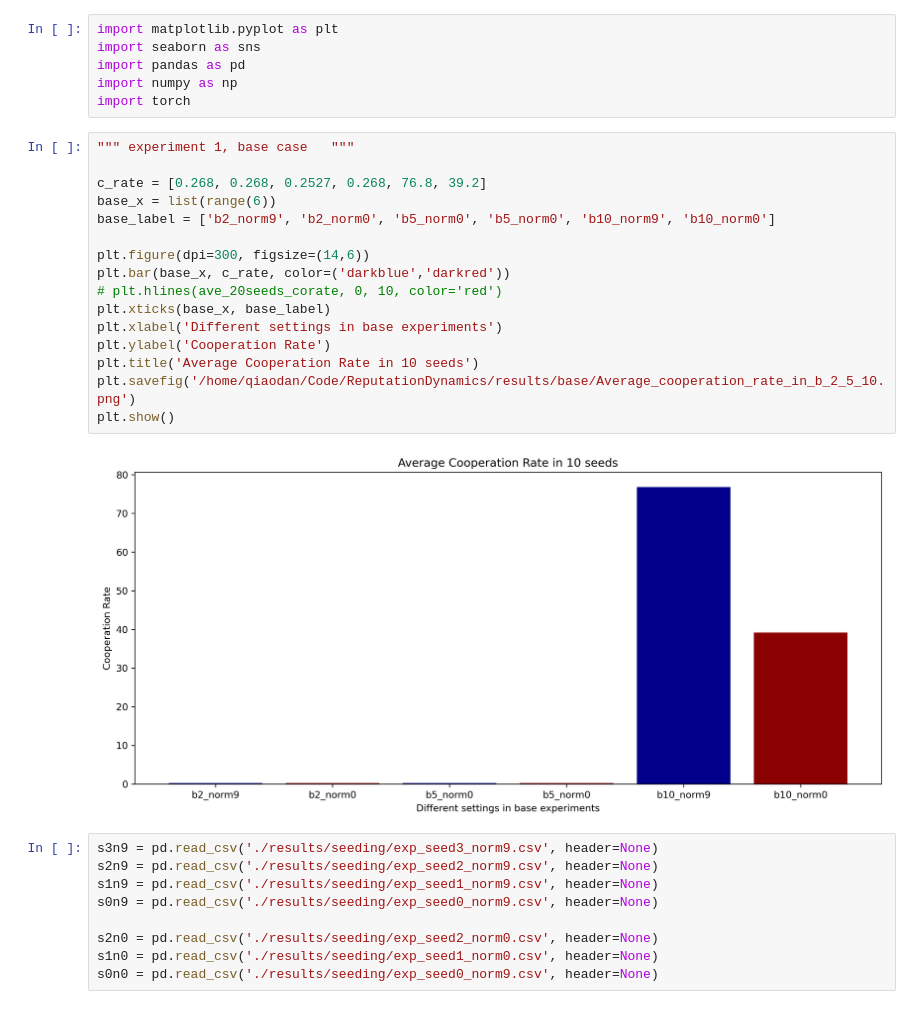
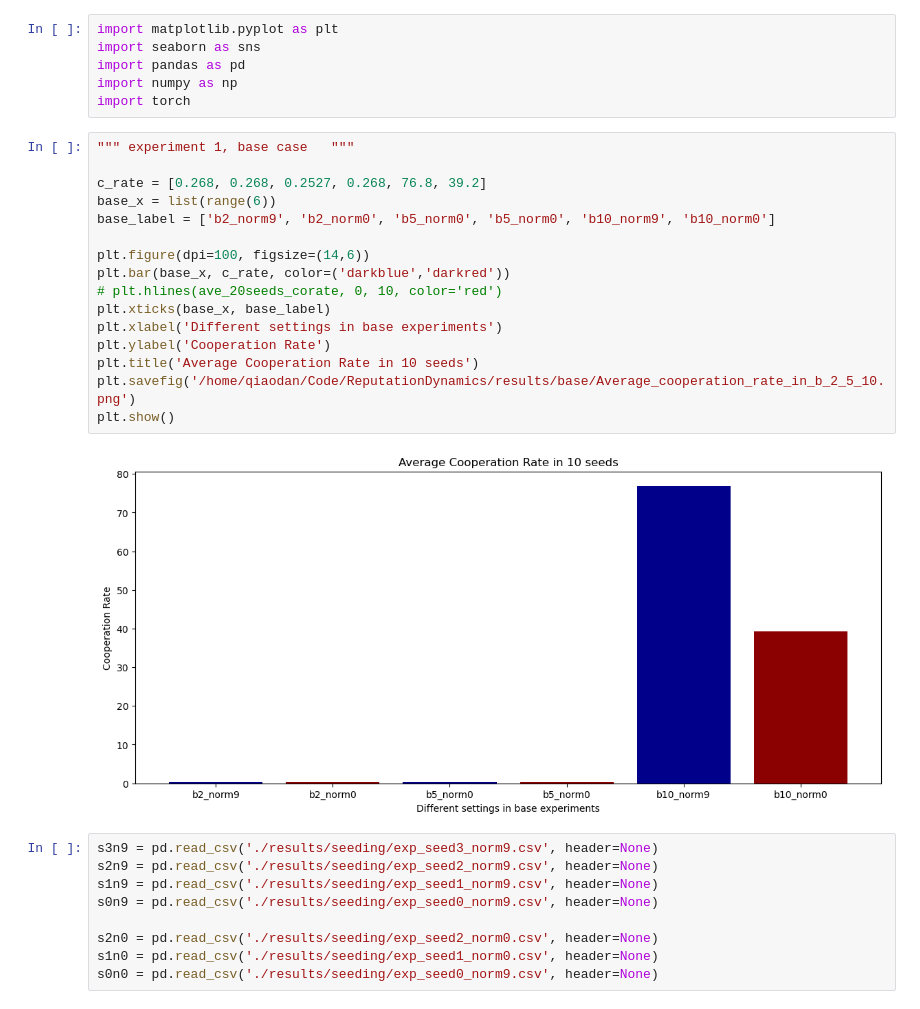
Before and after one commit to qiaodan-cuhk/ReputationDynamics, a Jupyter notebook: plot.ipynb, the cells around one changed output. Saved outputs shown, nothing was run; the diff lists cells and outputs as text.

Commit message:
add base result

```diff
--- a/plot.ipynb
+++ b/plot.ipynb
@@ -4,24 +4,24 @@ import seaborn as sns
 import pandas as pd
 import numpy as np
 import torch
-# %%
-""" experiment 1, base case   """
-
-c_rate = [0.268, 0.268, 0.2527, 0.268, 76.8, 39.2]
-base_x = list(range(6))
-base_label = ['b2_norm9', 'b2_norm0', 'b5_norm0', 'b5_norm0', 'b10_norm9', 'b10_norm0']
-
-plt.figure(dpi=300, figsize=(14,6))
-plt.bar(base_x, c_rate, color=('darkblue','darkred'))
-# plt.hlines(ave_20seeds_corate, 0, 10, color='red')
-plt.xticks(base_x, base_label)
-plt.xlabel('Different settings in base experiments')
-plt.ylabel('Cooperation Rate')
-plt.title('Average Cooperation Rate in 10 seeds')
-plt.savefig('/home/qiaodan/Code/ReputationDynamics/results/base/Average_cooperation_rate_in_b_2_5_10.png')
-plt.show()
-# %% [output]
-[figure, removed]
+# %%
+""" experiment 1, base case   """
+
+c_rate = [0.268, 0.268, 0.2527, 0.268, 76.8, 39.2]
+base_x = list(range(6))
+base_label = ['b2_norm9', 'b2_norm0', 'b5_norm0', 'b5_norm0', 'b10_norm9', 'b10_norm0']
+
+plt.figure(dpi=100, figsize=(14,6))
+plt.bar(base_x, c_rate, color=('darkblue','darkred'))
+# plt.hlines(ave_20seeds_corate, 0, 10, color='red')
+plt.xticks(base_x, base_label)
+plt.xlabel('Different settings in base experiments')
+plt.ylabel('Cooperation Rate')
+plt.title('Average Cooperation Rate in 10 seeds')
+plt.savefig('/home/qiaodan/Code/ReputationDynamics/results/base/Average_cooperation_rate_in_b_2_5_10.png')
+plt.show()
+# %% [output]
+[figure, added]
 # %%
 s3n9 = pd.read_csv('./results/seeding/exp_seed3_norm9.csv', header=None)
 s2n9 = pd.read_csv('./results/seeding/exp_seed2_norm9.csv', header=None)
```
Also changed, not shown: parts of 16 cells of this notebook, 2 other files.
